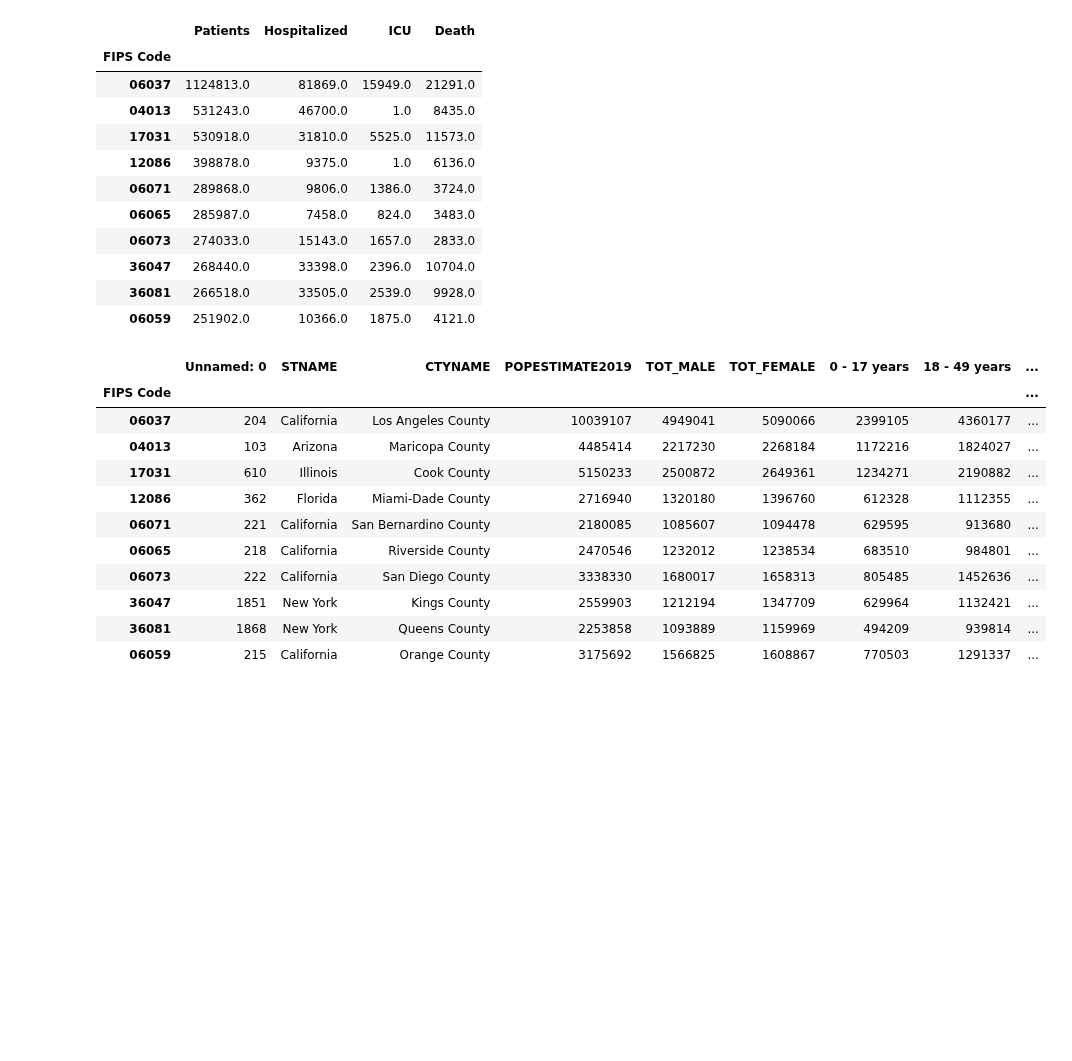
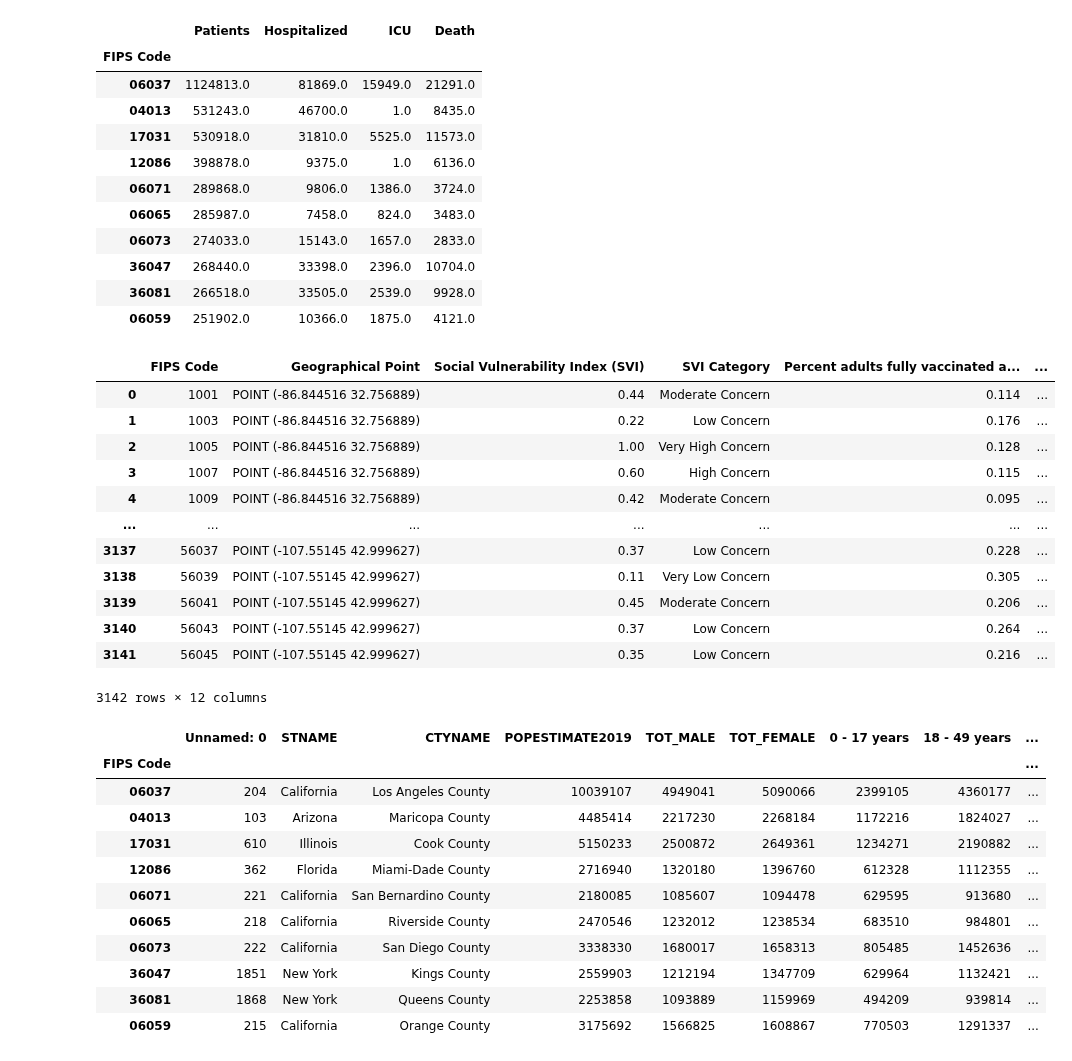
Before and after one commit to mgeffroy/P1-US-COVID-19-Vaccination-Campaign, a Jupyter notebook: Gender, Age and Ethnicity.ipynb, the cells around one changed output. Saved outputs shown, nothing was run; the diff lists cells and outputs as text; code cells hidden in the pictures; blank space fills up the shorter version.

```diff
--- a/Gender, Age and Ethnicity.ipynb
+++ b/Gender, Age and Ethnicity.ipynb
@@ -37,6 +38,24 @@ most_affected
 | 36047 | 268440.0 | 33398.0 | 2396.0 | 10704.0 |
 | 36081 | 266518.0 | 33505.0 | 2539.0 | 9928.0 |
 | 06059 | 251902.0 | 10366.0 | 1875.0 | 4121.0 |
+# %%
+
+vaccination = pd.read_csv('analysis_data/vaccination_data.csv', dtype={'FIPS Code':str})
+vaccination
+# %% [output]
+|  | FIPS Code | Geographical Point | Social Vulnerability Index (SVI) | SVI Category | Percent adults fully vaccinated a... | ... |
+| 0 | 1001 | POINT (-86.844516 32.756889) | 0.44 | Moderate Concern | 0.114 | ... |
+| 1 | 1003 | POINT (-86.844516 32.756889) | 0.22 | Low Concern | 0.176 | ... |
+| 2 | 1005 | POINT (-86.844516 32.756889) | 1.00 | Very High Concern | 0.128 | ... |
+| 3 | 1007 | POINT (-86.844516 32.756889) | 0.60 | High Concern | 0.115 | ... |
+| 4 | 1009 | POINT (-86.844516 32.756889) | 0.42 | Moderate Concern | 0.095 | ... |
+| ... | ... | ... | ... | ... | ... | ... |
+| 3137 | 56037 | POINT (-107.55145 42.999627) | 0.37 | Low Concern | 0.228 | ... |
+| 3138 | 56039 | POINT (-107.55145 42.999627) | 0.11 | Very Low Concern | 0.305 | ... |
+| 3139 | 56041 | POINT (-107.55145 42.999627) | 0.45 | Moderate Concern | 0.206 | ... |
+| 3140 | 56043 | POINT (-107.55145 42.999627) | 0.37 | Low Concern | 0.264 | ... |
+| 3141 | 56045 | POINT (-107.55145 42.999627) | 0.35 | Low Concern | 0.216 | ... |
+3142 rows × 12 columns
 # %%
 # We call the csv census file.
 # We use the fips code of the most affected counties to select the census information.
```
Also changed, not shown: parts of 10 cells of this notebook.
